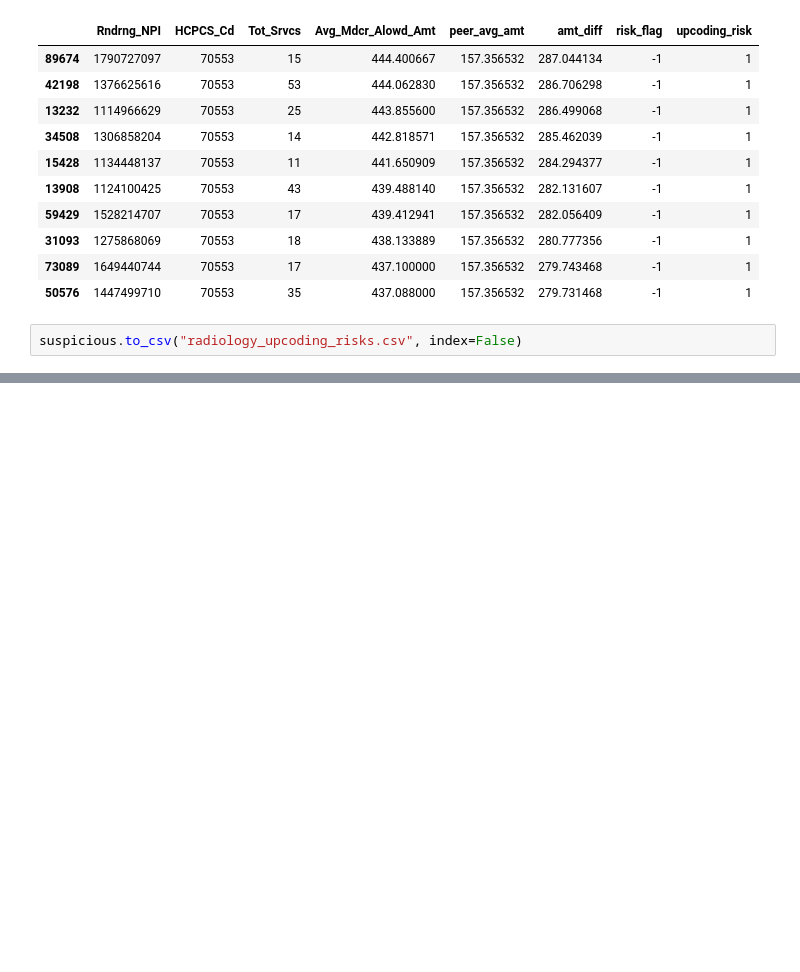
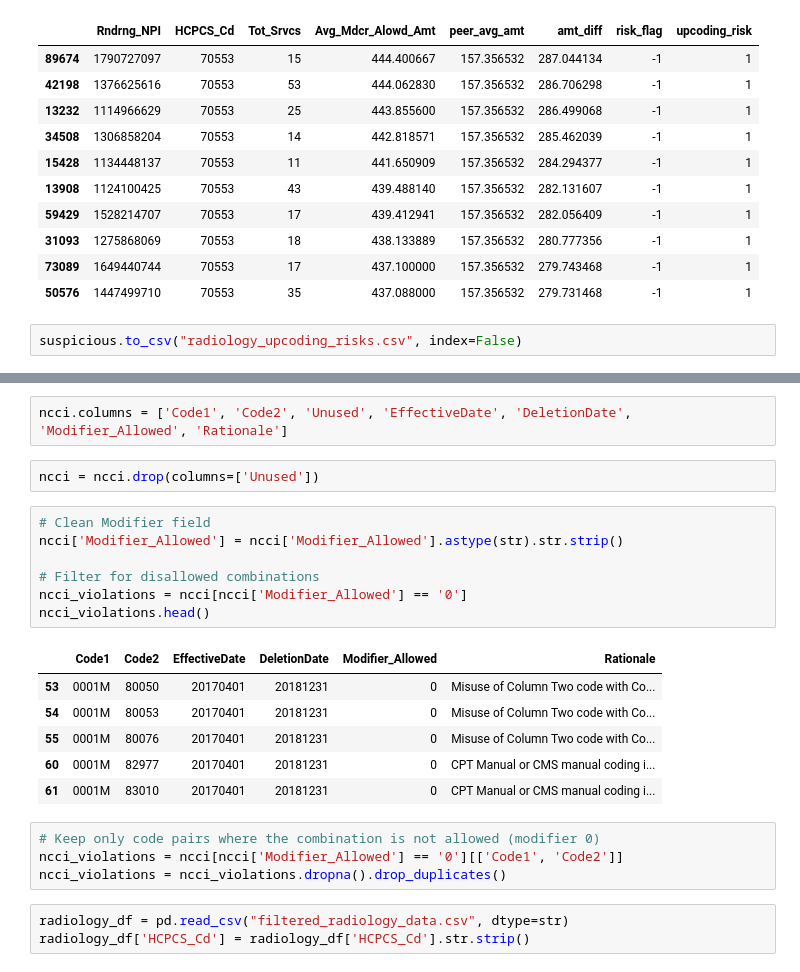
Before and after one commit to mnjkr123/pythonwebapps, a Jupyter notebook: Radiology_Partner1.ipynb, the cells around one changed output, grey strips where cells are left out. Saved outputs shown, nothing was run; the diff lists cells and outputs as text; blank space fills up the shorter version.

```diff
--- a/Radiology_Partner1.ipynb
+++ b/Radiology_Partner1.ipynb
@@ -161,0 +269,25 @@ suspicious.to_csv("radiology_upcoding_risks.csv", index=False)
+# %%
+ncci.columns = ['Code1', 'Code2', 'Unused', 'EffectiveDate', 'DeletionDate', 'Modifier_Allowed', 'Rationale']
+# %%
+ncci = ncci.drop(columns=['Unused'])
+# %%
+# Clean Modifier field
+ncci['Modifier_Allowed'] = ncci['Modifier_Allowed'].astype(str).str.strip()
+
+# Filter for disallowed combinations
+ncci_violations = ncci[ncci['Modifier_Allowed'] == '0']
+ncci_violations.head()
+# %% [output]
+|  | Code1 | Code2 | EffectiveDate | DeletionDate | Modifier_Allowed | Rationale |
+| 53 | 0001M | 80050 | 20170401 | 20181231 | 0 | Misuse of Column Two code with Co... |
+| 54 | 0001M | 80053 | 20170401 | 20181231 | 0 | Misuse of Column Two code with Co... |
+| 55 | 0001M | 80076 | 20170401 | 20181231 | 0 | Misuse of Column Two code with Co... |
+| 60 | 0001M | 82977 | 20170401 | 20181231 | 0 | CPT Manual or CMS manual coding i... |
+| 61 | 0001M | 83010 | 20170401 | 20181231 | 0 | CPT Manual or CMS manual coding i... |
+# %%
+# Keep only code pairs where the combination is not allowed (modifier 0)
+ncci_violations = ncci[ncci['Modifier_Allowed'] == '0'][['Code1', 'Code2']]
+ncci_violations = ncci_violations.dropna().drop_duplicates()
+# %%
+radiology_df = pd.read_csv("filtered_radiology_data.csv", dtype=str)
+radiology_df['HCPCS_Cd'] = radiology_df['HCPCS_Cd'].str.strip()
```
Also changed, not shown: parts of 10 cells of this notebook.
